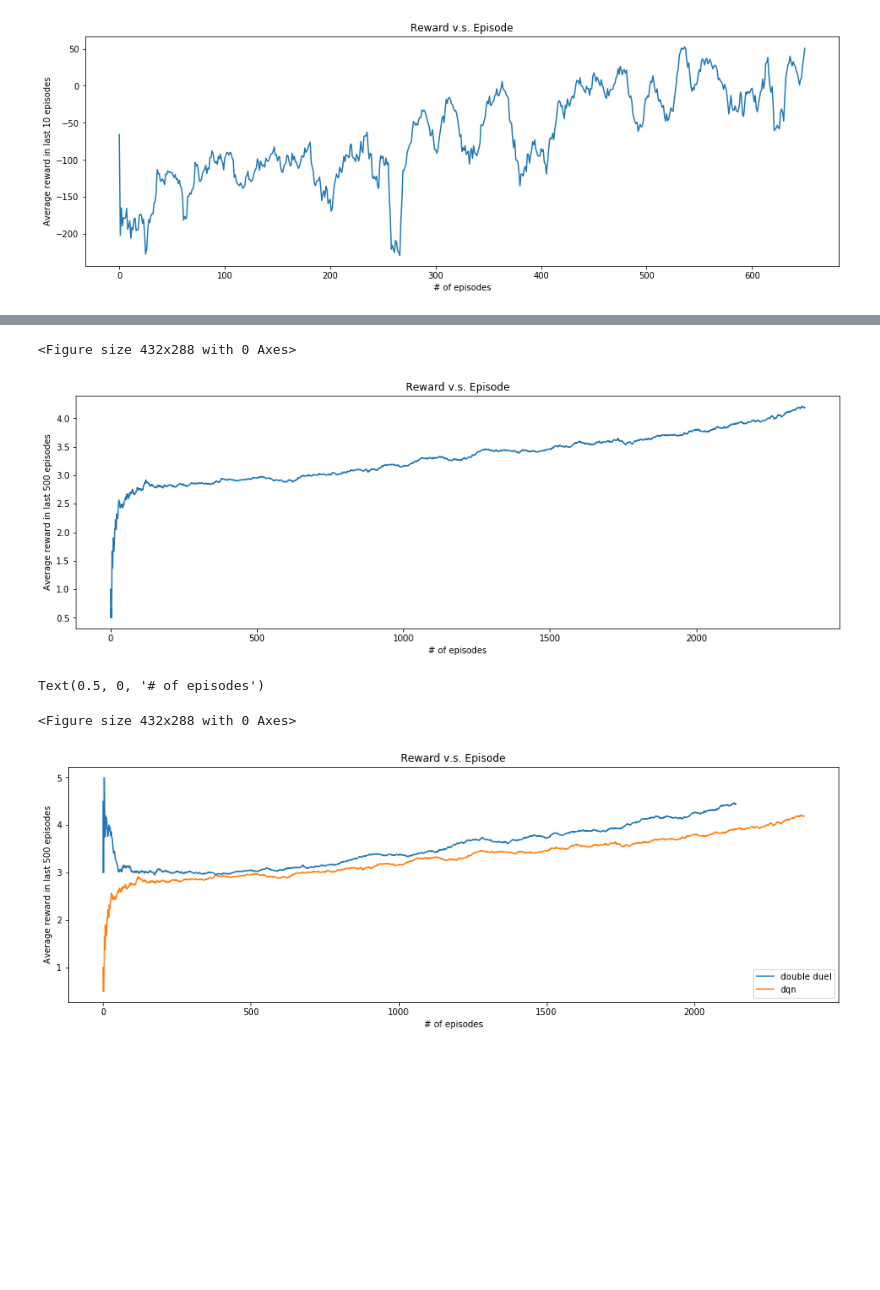
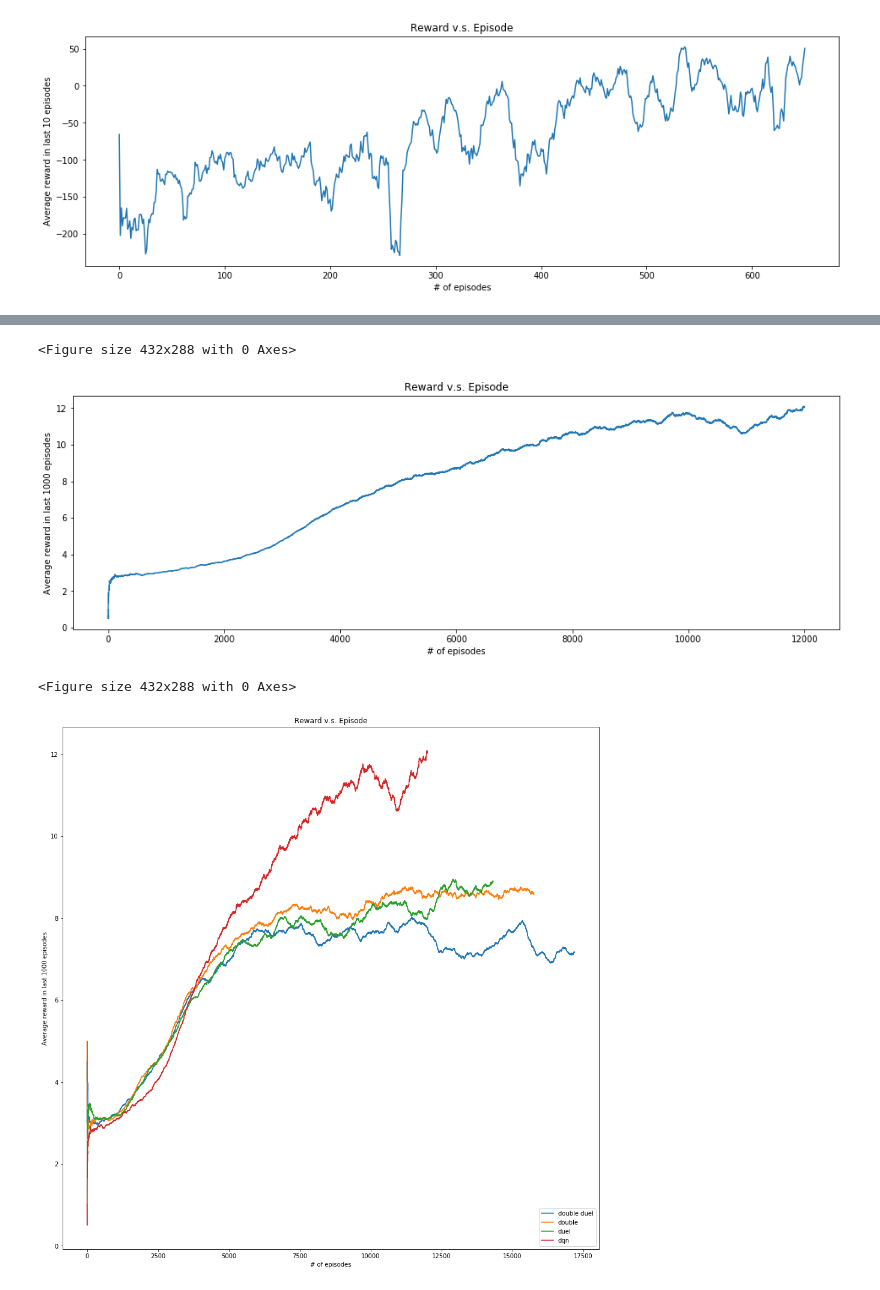
Before and after one commit to JasonYao81000/ADL2019, a Jupyter notebook: hw3/results/plot.ipynb, the cells around one changed output, grey strips where cells are left out. Saved outputs shown, nothing was run; the diff lists cells and outputs as text; code cells hidden in the pictures; blank space fills up the shorter version.

Commit message:
Plot the learning curve for four DQNs.

```diff
--- a/hw3/results/plot.ipynb
+++ b/hw3/results/plot.ipynb
@@ -23,10 +23,22 @@ plt.show()
 <Figure size 432x288 with 0 Axes>
 [figure]
 # %%
-N = 500
+N = 1000
 # %%
 double_duel_dqn_episode_rewards = np.load('double_duel_dqn_episode_rewards.npy')
 double_duel_dqn_recent_avg_rewards = []
 for i in range(double_duel_dqn_episode_rewards.shape[0]):
     recent_rewards = double_duel_dqn_episode_rewards[max(0, i - N):i + 1]
     double_duel_dqn_recent_avg_rewards.append(sum(recent_rewards) / len(recent_rewards))
+# %%
+double_dqn_episode_rewards = np.load('double_dqn_episode_rewards.npy')
+double_dqn_recent_avg_rewards = []
+for i in range(double_dqn_episode_rewards.shape[0]):
+    recent_rewards = double_dqn_episode_rewards[max(0, i - N):i + 1]
+    double_dqn_recent_avg_rewards.append(sum(recent_rewards) / len(recent_rewards))
+# %%
+duel_dqn_episode_rewards = np.load('duel_dqn_episode_rewards.npy')
+duel_dqn_recent_avg_rewards = []
+for i in range(duel_dqn_episode_rewards.shape[0]):
+    recent_rewards = duel_dqn_episode_rewards[max(0, i - N):i + 1]
+    duel_dqn_recent_avg_rewards.append(sum(recent_rewards) / len(recent_rewards))
@@ -55,21 +91,24 @@ plt.title('Reward v.s. Episode')
 plt.ylabel('Average reward in last %d episodes' % (N))
 plt.xlabel('# of episodes')
 plt.plot(dqn_recent_avg_rewards)
-plt.savefig('reward_episode_none.png')
+plt.savefig('reward_episode_dqn.png')
 plt.show()
 # %% [output]
 <Figure size 432x288 with 0 Axes>
-[figure, old version]
+[figure, new version]
 # %%
 plt.clf()
-plt.figure(figsize=(16, 5))
+plt.figure(figsize=(16, 16))
 plt.plot(double_duel_dqn_recent_avg_rewards, label='double duel')
+plt.plot(double_dqn_recent_avg_rewards, label='double')
+plt.plot(duel_dqn_recent_avg_rewards, label='duel')
 plt.plot(dqn_recent_avg_rewards, label='dqn')
 plt.legend(loc='lower right')
 plt.title('Reward v.s. Episode')
 plt.ylabel('Average reward in last %d episodes' % (N))
 plt.xlabel('# of episodes')
+plt.savefig('reward_episode_dqns.png')
+plt.show()
 # %% [output]
-Text(0.5, 0, '# of episodes')
+<Figure size 432x288 with 0 Axes>
-<Figure size 432x288 with 0 Axes>
-[figure, old version]
+[figure, new version]
```
Also changed, not shown: parts of 5 cells of this notebook, 18 other files.
